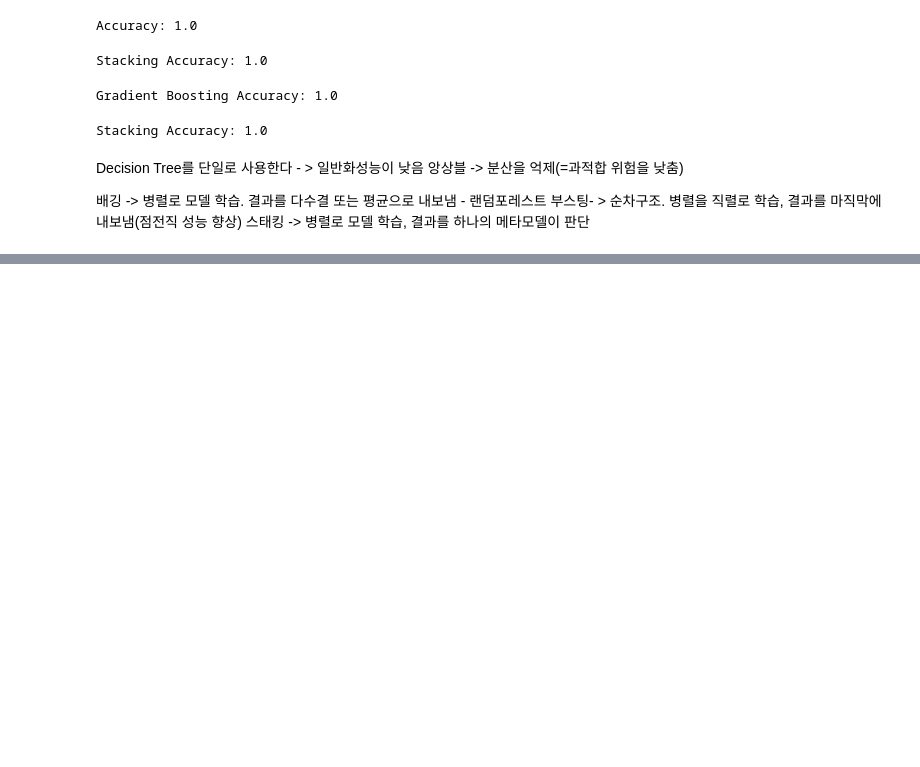
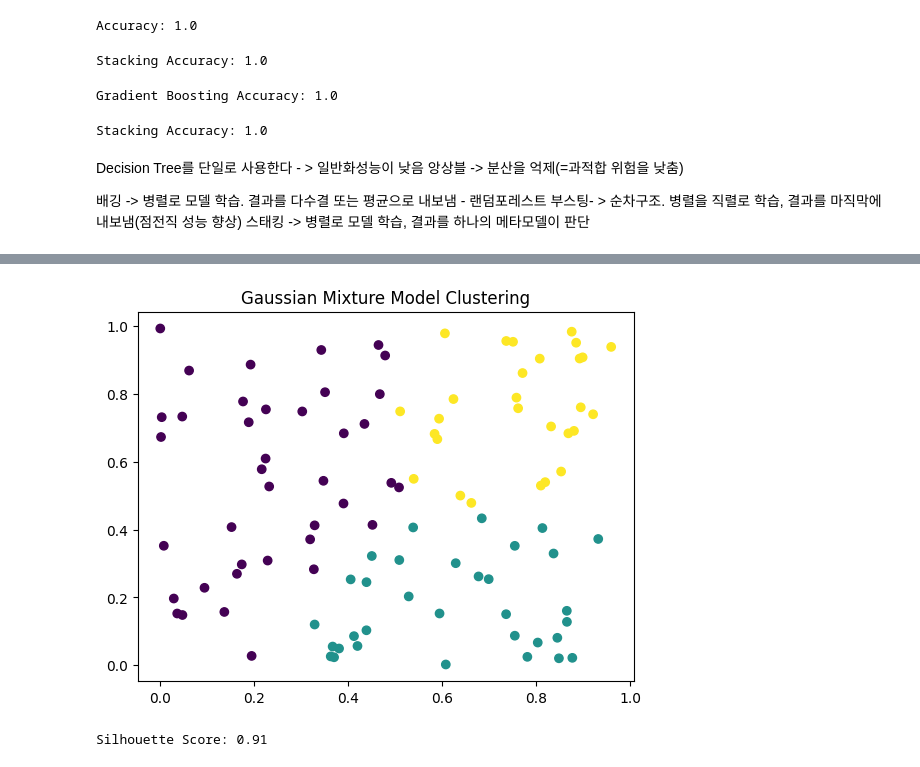
Before and after one commit to heeyoung-Python-practice/machine_learnning, a Jupyter notebook: exercise.ipynb, the cells around one changed output, grey strips where cells are left out. Saved outputs shown, nothing was run; the diff lists cells and outputs as text; code cells hidden in the pictures; blank space fills up the shorter version.

```diff
--- a/exercise.ipynb
+++ b/exercise.ipynb
@@ -803,0 +881,47 @@ Decision Tree를 단일로 사용한다 - > 일반화성능이 낮음
+# %%
+# 가우시안 혼합
+from sklearn.mixture import GaussianMixture
+import numpy as np
+import matplotlib.pyplot as plt
+
+# 데이터 생성
+X = np.random.rand(100, 2)
+
+# GMM 모델 학습
+gmm = GaussianMixture(n_components=3, random_state=42)
+gmm.fit(X)
+
+# 예측 및 시각화
+labels = gmm.predict(X)
+plt.scatter(X[:, 0], X[:, 1], c=labels, cmap='viridis')
+plt.title("Gaussian Mixture Model Clustering")
+plt.show()
+# %% [output]
+[figure, added]
+# %%
+# 실루엣 분석
+from sklearn.metrics import silhouette_score
+from sklearn.cluster import KMeans
+import pandas as pd
+
+# 예시 데이터 생성
+from sklearn.datasets import make_blobs
+X, _ = make_blobs(
+    n_samples=300,          # 전체 데이터 갯수
+    centers=4,              # 실제클러스터 갯수
+    cluster_std=0.60,       # 클러스터 퍼짐 정도 (크면 넓게 퍼져있고, 작으면 오밀조밀)
+    random_state=42
+)
+
+# K-평균 군집화 모델 학습
+kmeans = KMeans(n_clusters=4, random_state=42)
+kmeans.fit(X)
+
+# 실루엣 계수 계산 (1에 가까울수록 매우 잘 분리되어있다. 0에 가까울수록 애매. -1은 잘못된 군집)
+silhouette_avg = silhouette_score(
+    X,
+    kmeans.labels_ # 각 데이터가 어떤 클래스에 속하는지 결과
+)
+print(f'Silhouette Score: {silhouette_avg:.2f}')
+# %% [output]
+Silhouette Score: 0.91
```
Also changed, not shown: parts of 5 cells of this notebook, 4 other files.
